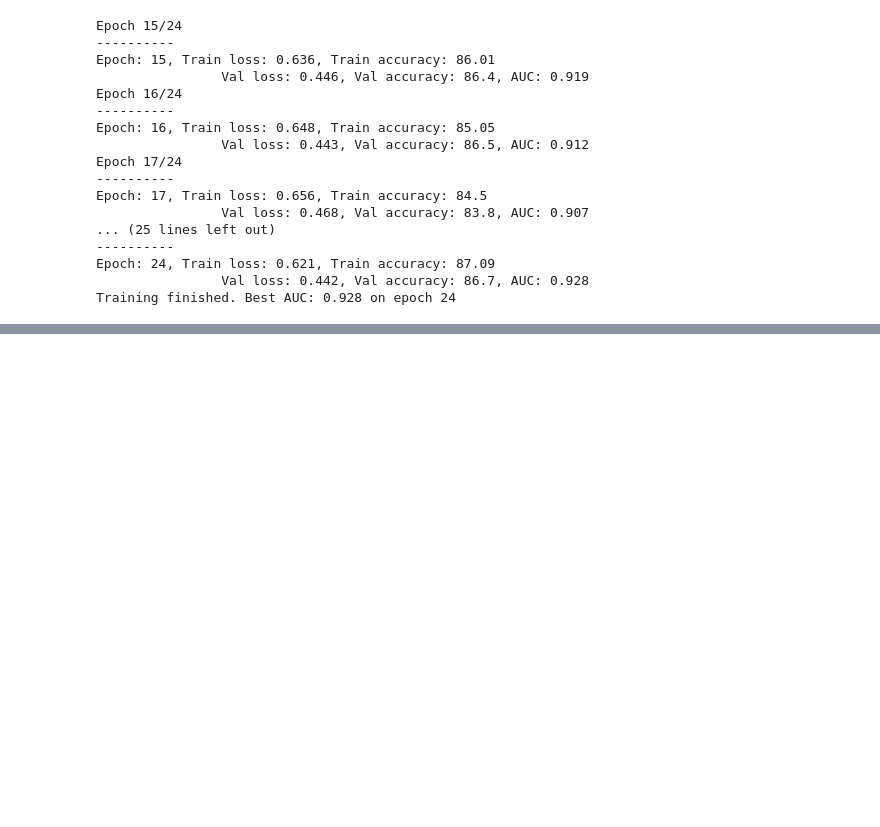
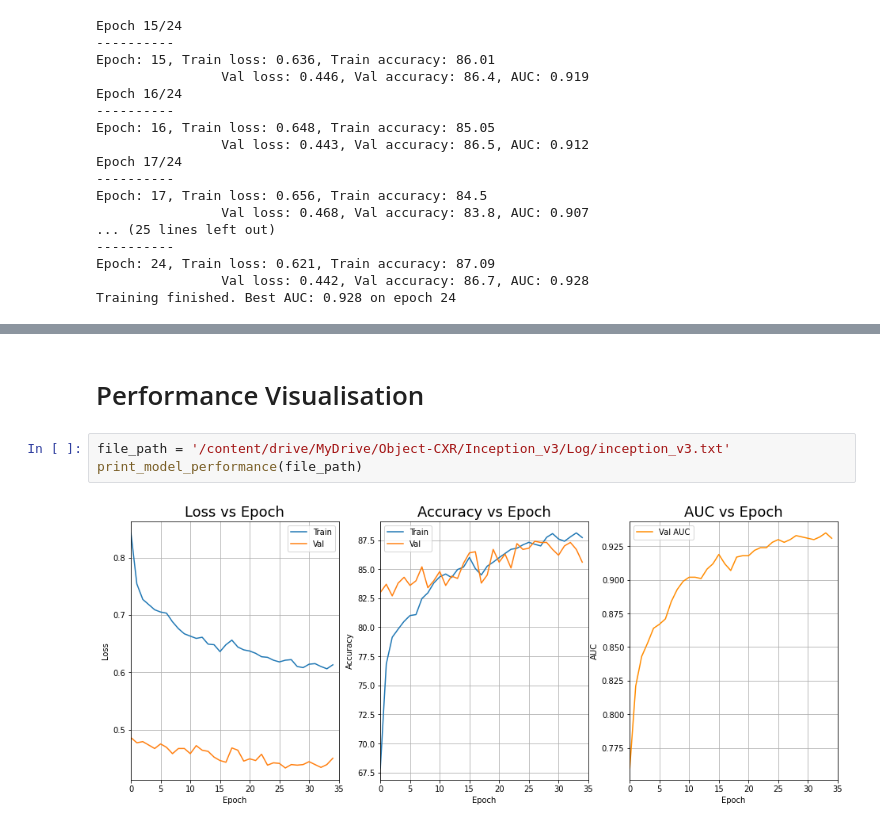
Before and after one commit to Nicholas-0/Foreign-Object-Classifier-in-Lung-CT-Scans, a Jupyter notebook: Inception_v3.ipynb, the cells around one changed output, grey strips where cells are left out. Drawn from its saved outputs; the diff is of its cells as text; blank space fills up the shorter version.

```diff
--- a/Inception_v3.ipynb
+++ b/Inception_v3.ipynb
@@ -703,3 +753,10 @@ Epoch: 27, Train loss: 0.622, Train accuracy: 87.0
 Epoch: 34, Train loss: 0.613, Train accuracy: 87.72
                 Val loss: 0.45, Val accuracy: 85.6, AUC: 0.931
 Training finished. Best AUC: 0.935 on epoch 33
+# %% [markdown]
+#  Performance Visualisation
+# %%
+file_path = '/content/drive/MyDrive/Object-CXR/Inception_v3/Log/inception_v3.txt'
+print_model_performance(file_path)
+# %% [output]
+[figure, added]
```
Also changed, not shown: parts of 6 cells of this notebook.
